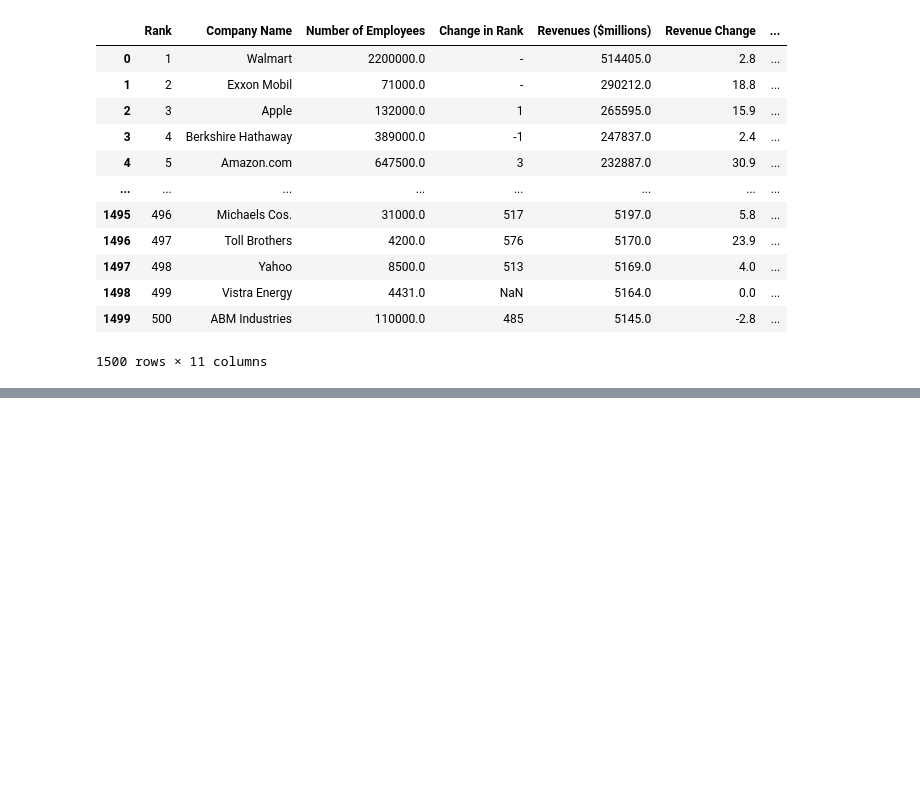
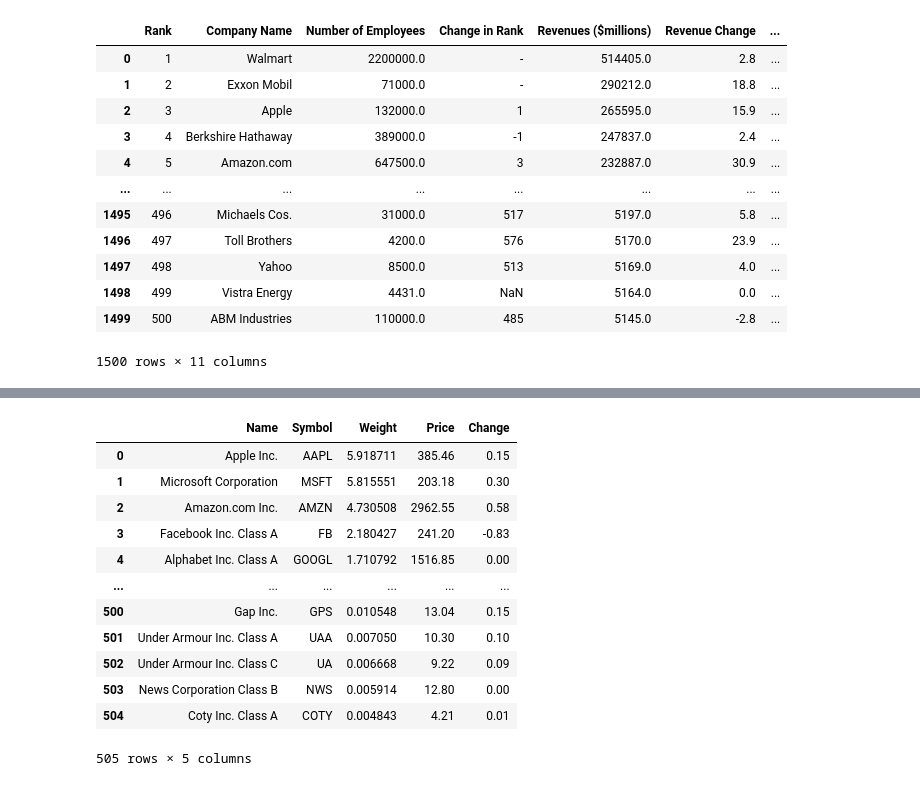
Before and after one commit to CS-UCR/final-project-wasp, a Jupyter notebook: Data Cleaning.ipynb, the cells around one changed output, grey strips where cells are left out. Drawn from its saved outputs; the diff is of its cells as text; code cells hidden in the pictures; blank space fills up the shorter version.

Commit message:
Cleaned S&P500 file

```diff
--- a/Data Cleaning.ipynb
+++ b/Data Cleaning.ipynb
@@ -264,0 +283,5 @@ df.to_csv('CleanedFortune.csv')
+# %%
+#Clean the price column
+#These strings have commas as thousands separators so you will have to remove them before the call to float
+df2['Price'] = df2['Price'].apply(lambda x: float(x.split()[0].replace(',', '')))
+df2['Price']
@@ -264,0 +316,20 @@ df.to_csv('CleanedFortune.csv')
+# %%
+#Dropping the Unnamed and the Percent column since we dont need them for EDA
+df2 = df2.drop('Percent', 1)
+df2 = df2.drop('Unnamed: 0', 1)
+# %%
+df2
+# %% [output]
+|  | Name | Symbol | Weight | Price | Change |
+| 0 | Apple Inc. | AAPL | 5.918711 | 385.46 | 0.15 |
+| 1 | Microsoft Corporation | MSFT | 5.815551 | 203.18 | 0.30 |
+| 2 | Amazon.com Inc. | AMZN | 4.730508 | 2962.55 | 0.58 |
+| 3 | Facebook Inc. Class A | FB | 2.180427 | 241.20 | -0.83 |
+| 4 | Alphabet Inc. Class A | GOOGL | 1.710792 | 1516.85 | 0.00 |
+| ... | ... | ... | ... | ... | ... |
+| 500 | Gap Inc. | GPS | 0.010548 | 13.04 | 0.15 |
+| 501 | Under Armour Inc. Class A | UAA | 0.007050 | 10.30 | 0.10 |
+| 502 | Under Armour Inc. Class C | UA | 0.006668 | 9.22 | 0.09 |
+| 503 | News Corporation Class B | NWS | 0.005914 | 12.80 | 0.00 |
+| 504 | Coty Inc. Class A | COTY | 0.004843 | 4.21 | 0.01 |
+505 rows × 5 columns
```
Also changed, not shown: parts of 4 cells of this notebook.
